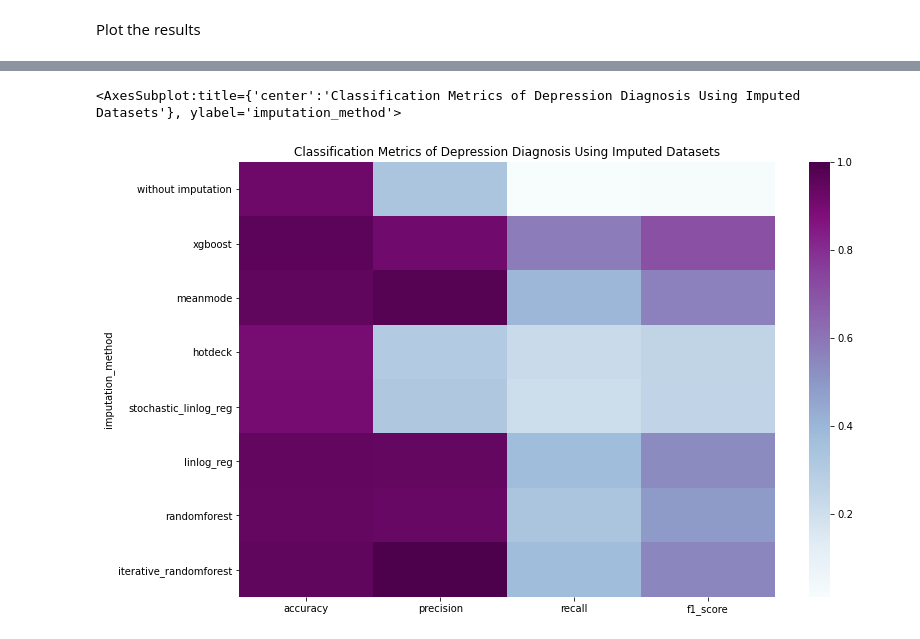
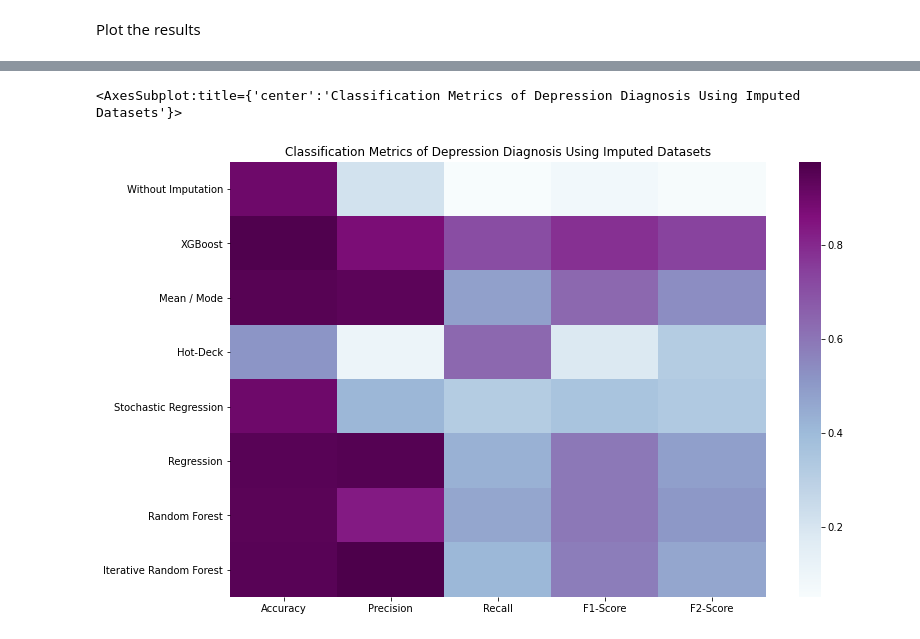
Before and after one commit to kaihulme/alspac-mhst, a Jupyter notebook: notebooks/imputation_analysis.ipynb, the cells around one changed output, grey strips where cells are left out. Cells and saved outputs as stored; diff of their text form; code cells hidden in the pictures.

```diff
--- a/notebooks/imputation_analysis.ipynb
+++ b/notebooks/imputation_analysis.ipynb
@@ -153,0 +198,4 @@ Train base xgb
+# %%
+counts = y_test.value_counts()
+sample_ratio = counts[0]/counts[1]
+sample_ratio
@@ -166,16 +225,30 @@ Metrics for non-imputed data: [0.9193976970770593, 0.3333333333333333, 0.0111111
 Now lets compare with the imputed datasets.
 # %%
 for (name, df) in imputations:
+    # arr = df.to_numpy()
+    # X = arr[:, non_med_feature_cols]
+    # y = arr[:, target_feature_col]
+    # X_train = pd.DataFrame(X[np_train_idxs], columns=non_med_features)
+    # y_train = pd.DataFrame(y[np_train_idxs], columns=target_feature)
 
     X = df[non_med_features]
     y = df[target_feature]
-    X_train, X_test, y_train, y_test = train_test_split(X, y, random_state=42)
 
-    xgb = XGBClassifier(objective="binary:logistic")
+    # fix for rf imputation having indexes starting at 0
+    if name == "iterative_randomforest":
+        X_train, y_train = X.loc[np_train_idxs], y.loc[np_train_idxs]
+    else:
+        X_train, y_train = X.loc[train_idxs], y.loc[train_idxs]
+
+    xgb = XGBClassifier(
+        objective="binary:logistic",
+        eval_metric="logloss",
+        scale_pos_weight=sample_ratio,
+    )
     xgb.fit(X_train, y_train)
-    preds = xgb.predict(reduced_X_test)
-    metrics = classification_metrics(reduced_y_test, preds)
 
-    reduced_clf_results.append(([name] + metrics)
+    preds = xgb.predict(X_test)
+    results = classification_results(y_test, preds)
+    reduced_clf_results.append([name] + results)
 # %% [markdown]
 Plot the results
@@ -197,0 +255,6 @@ results_df
+# %%
+columns=["Accuracy", "Precision", "Recall", "F1-Score", "F2-Score"]
+idxs=["Without Imputation", "XGBoost", "Mean / Mode", "Hot-Deck", "Stochastic Regression", "Regression", "Random Forest", "Iterative Random Forest"]
+results_df = pd.DataFrame(np.asarray(reduced_clf_results)[:,1:], columns=columns, index=idxs).astype(float)
+
+results_df
@@ -198,8 +271,7 @@ results_df
 # %%
 plt.figure(figsize=(12,8))
 plt.title("Classification Metrics of Depression Diagnosis Using Imputed Datasets")
 sns.heatmap(results_df, cmap="BuPu")
-plt.yticks=(["Without Imputation", "XGBoost", "Mean / Mode", "Hot-Deck", "Stochastic Regression", "Regression", "Random Forest", "Iterative Random Forest"])
 # %% [output]
-<AxesSubplot:title={'center':'Classification Metrics of Depression Diagnosis Using Imputed Datasets'}, ylabel='imputation_method'>
+<AxesSubplot:title={'center':'Classification Metrics of Depression Diagnosis Using Imputed Datasets'}>
-[figure, old version]
+[figure, new version]
```
Also changed, not shown: parts of 11 cells of this notebook, 1 other file.
